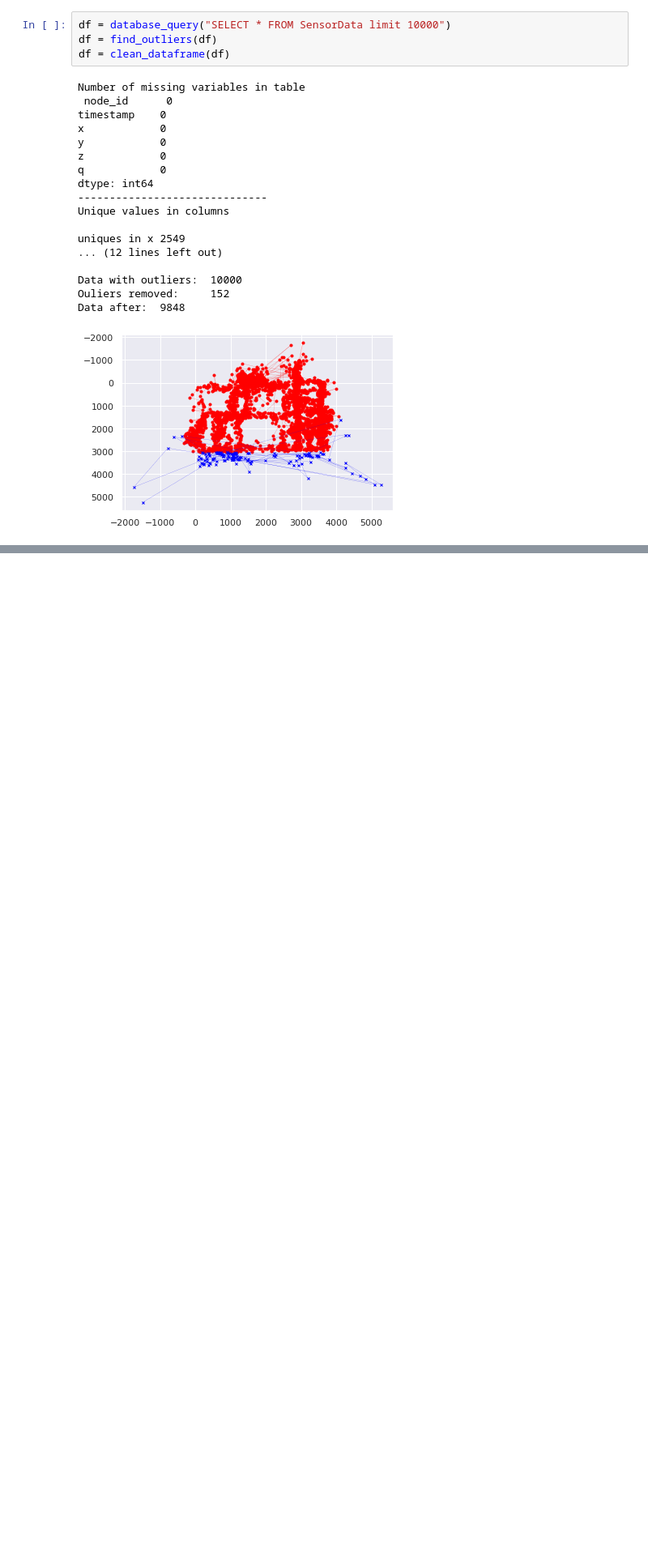
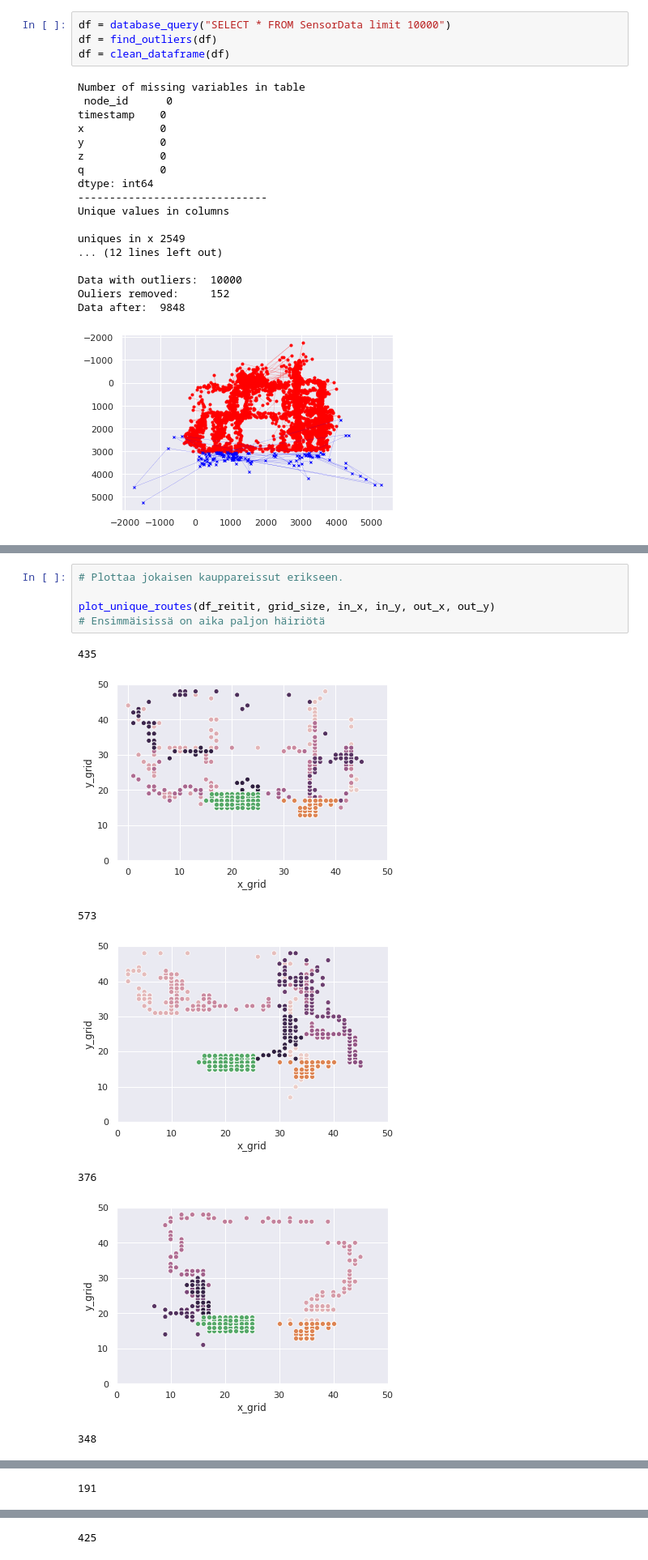
Before and after one commit to Erik-Eki/Project-2-machine-learning-applications, a Jupyter notebook: ajokerrat_masteriin/ajokerrat.ipynb, the cells around one changed output, grey strips where cells are left out. Shown at 81% size. Saved outputs shown, nothing was run; the diff lists cells and outputs as text; blank space fills up the shorter version.

```diff
--- a/ajokerrat_masteriin/ajokerrat.ipynb
+++ b/ajokerrat_masteriin/ajokerrat.ipynb
@@ -234,0 +118,13 @@ for ajo in ajot:
+# %%
+# Plottaa jokaisen kauppareissut erikseen.
+
+plot_unique_routes(df_reitit, grid_size, in_x, in_y, out_x, out_y)
+# Ensimmäisissä on aika paljon häiriötä
+# %% [output]
+435
+[figure, added]
+573
+[figure, added]
+376
+[figure, added]
+348
@@ -234,0 +132 @@ for ajo in ajot:
+191
@@ -234,0 +134 @@ for ajo in ajot:
+425
```
Also changed, not shown: parts of 17 cells of this notebook.
